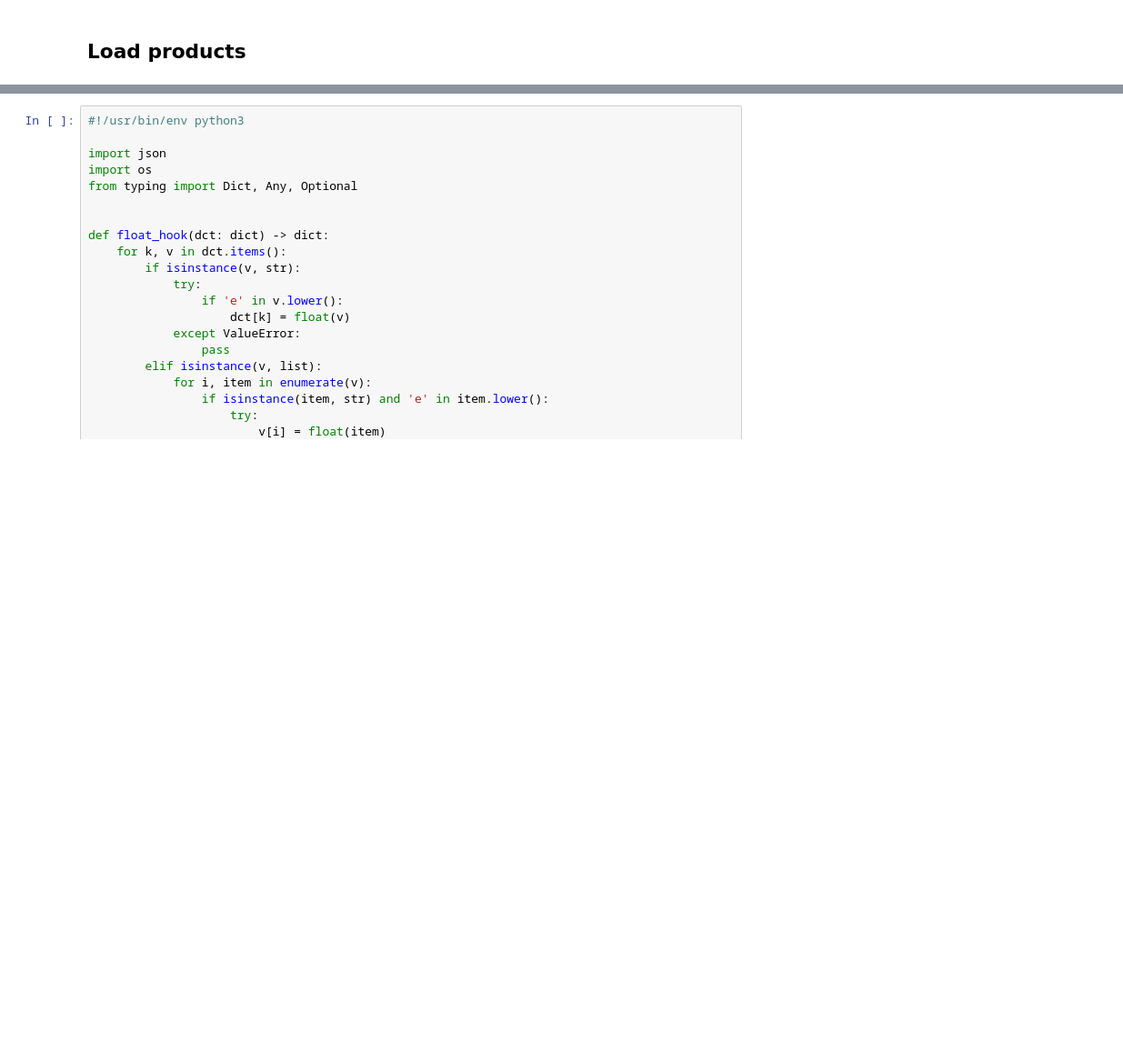
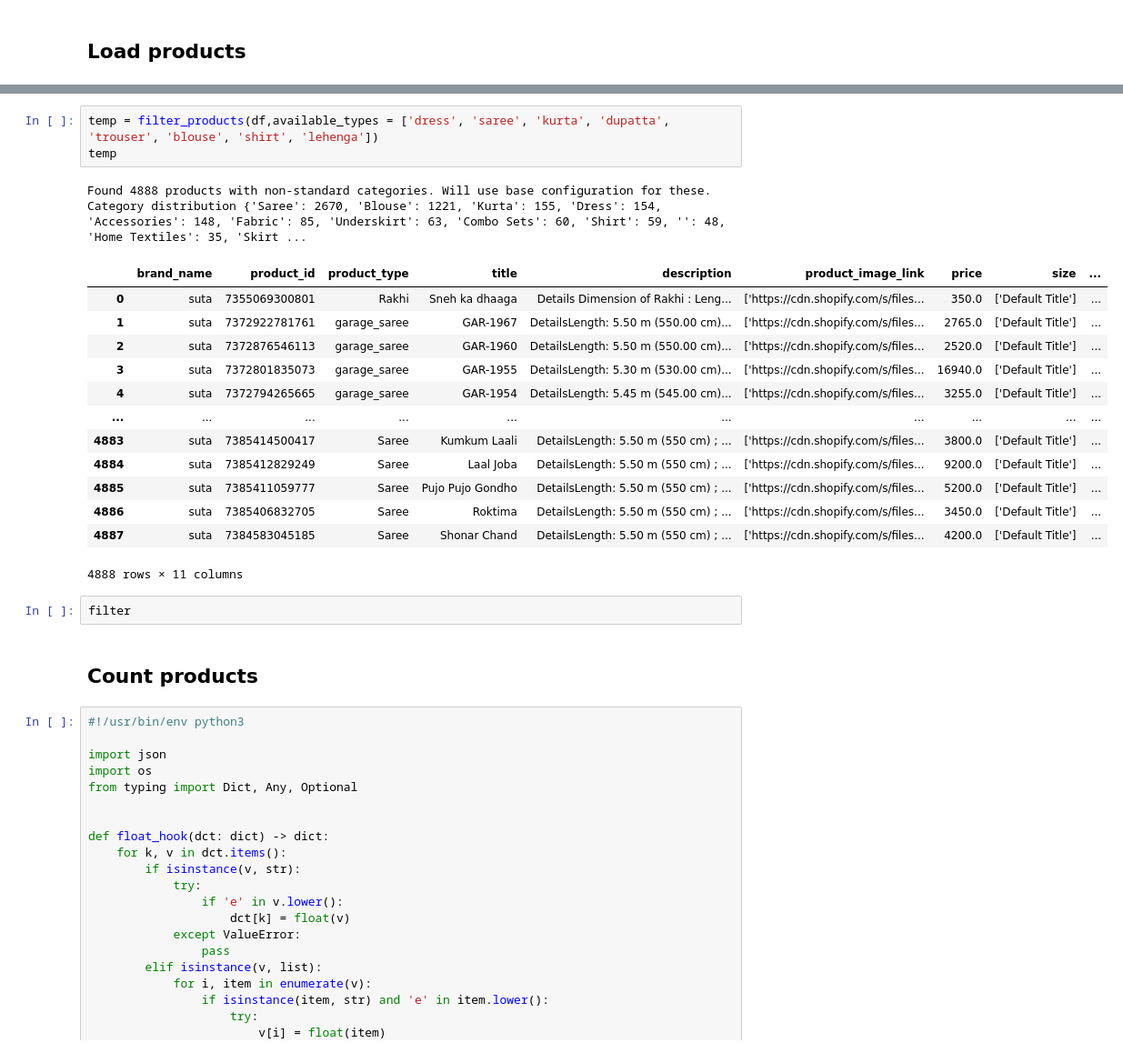
Before and after one commit to drag88/product-attributes, a Jupyter notebook: testing image embedding.ipynb, the cells around one changed output, grey strips where cells are left out. Shown at 91% size. Saved outputs shown, nothing was run; the diff lists cells and outputs as text; blank space fills up the shorter version.

```diff
--- a/testing image embedding.ipynb
+++ b/testing image embedding.ipynb
@@ -67,3 +239,26 @@ AttributeError: type object 'ConfigManager' has no attribute 'load_config'
+# %%
+temp = filter_products(df,available_types = ['dress', 'saree', 'kurta', 'dupatta', 'trouser', 'blouse', 'shirt', 'lehenga'])
+temp
+# %% [output]
+Found 4888 products with non-standard categories. Will use base configuration for these.
+Category distribution {'Saree': 2670, 'Blouse': 1221, 'Kurta': 155, 'Dress': 154, 'Accessories': 148, 'Fabric': 85, 'Underskirt': 63, 'Combo Sets': 60, 'Shirt': 59, '': 48, 'Home Textiles': 35, 'Skirt ...
+|  | brand_name | product_id | product_type | title | description | product_image_link | price | size | ... |
+| 0 | suta | 7355069300801 | Rakhi | Sneh ka dhaaga | Details Dimension of Rakhi : Leng... | ['https://cdn.shopify.com/s/files... | 350.0 | ['Default Title'] | ... |
+| 1 | suta | 7372922781761 | garage_saree | GAR-1967 | DetailsLength: 5.50 m (550.00 cm)... | ['https://cdn.shopify.com/s/files... | 2765.0 | ['Default Title'] | ... |
+| 2 | suta | 7372876546113 | garage_saree | GAR-1960 | DetailsLength: 5.50 m (550.00 cm)... | ['https://cdn.shopify.com/s/files... | 2520.0 | ['Default Title'] | ... |
+| 3 | suta | 7372801835073 | garage_saree | GAR-1955 | DetailsLength: 5.30 m (530.00 cm)... | ['https://cdn.shopify.com/s/files... | 16940.0 | ['Default Title'] | ... |
+| 4 | suta | 7372794265665 | garage_saree | GAR-1954 | DetailsLength: 5.45 m (545.00 cm)... | ['https://cdn.shopify.com/s/files... | 3255.0 | ['Default Title'] | ... |
+| ... | ... | ... | ... | ... | ... | ... | ... | ... | ... |
+| 4883 | suta | 7385414500417 | Saree | Kumkum Laali | DetailsLength: 5.50 m (550 cm) ; ... | ['https://cdn.shopify.com/s/files... | 3800.0 | ['Default Title'] | ... |
+| 4884 | suta | 7385412829249 | Saree | Laal Joba | DetailsLength: 5.50 m (550 cm) ; ... | ['https://cdn.shopify.com/s/files... | 9200.0 | ['Default Title'] | ... |
+| 4885 | suta | 7385411059777 | Saree | Pujo Pujo Gondho | DetailsLength: 5.50 m (550 cm) ; ... | ['https://cdn.shopify.com/s/files... | 5200.0 | ['Default Title'] | ... |
+| 4886 | suta | 7385406832705 | Saree | Roktima | DetailsLength: 5.50 m (550 cm) ; ... | ['https://cdn.shopify.com/s/files... | 3450.0 | ['Default Title'] | ... |
+| 4887 | suta | 7384583045185 | Saree | Shonar Chand | DetailsLength: 5.50 m (550 cm) ; ... | ['https://cdn.shopify.com/s/files... | 4200.0 | ['Default Title'] | ... |
+4888 rows × 11 columns
+# %%
+filter
+# %% [markdown]
+## Count products
 # %%
 #!/usr/bin/env python3
 
```
Also changed, not shown: parts of 17 cells of this notebook, 15 other files.
